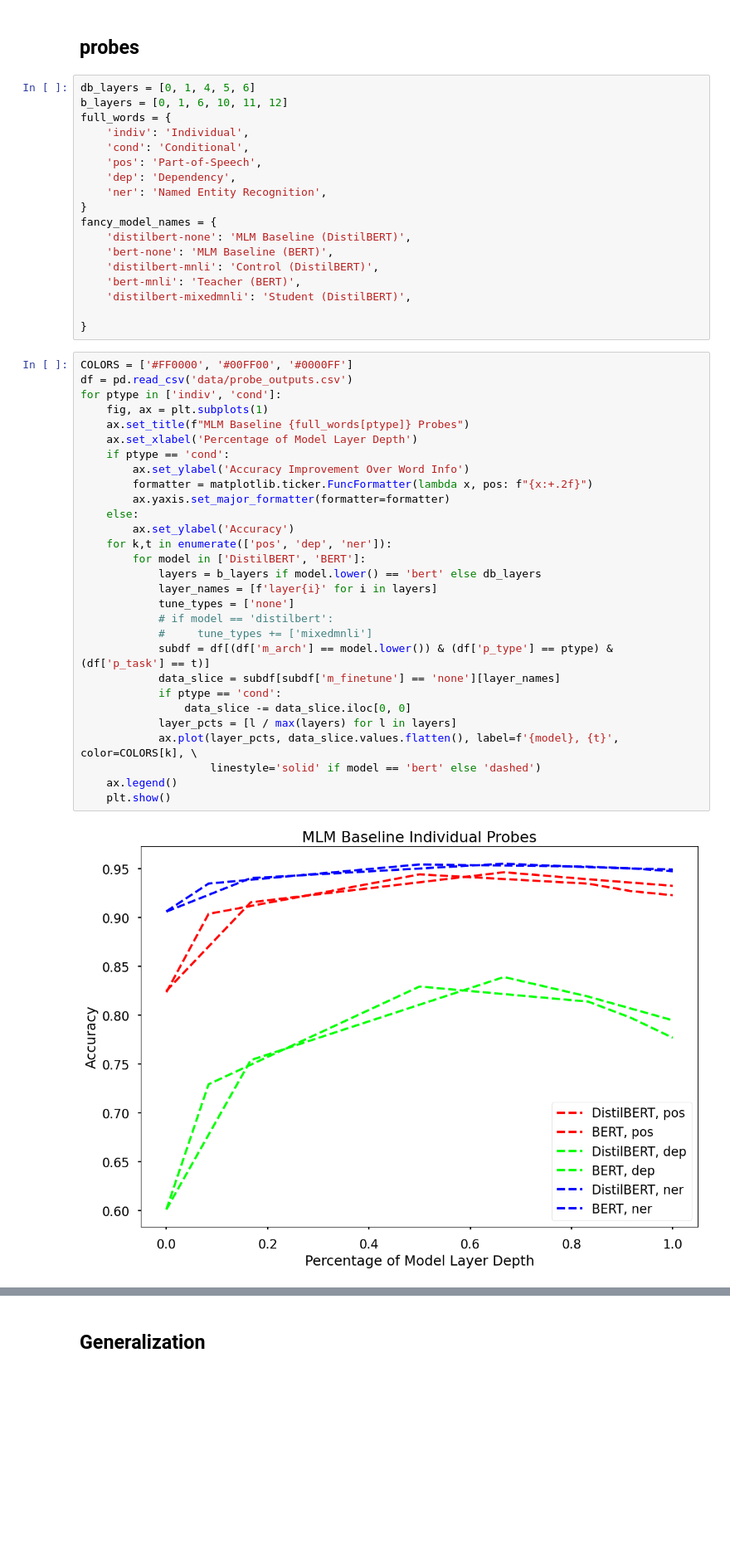
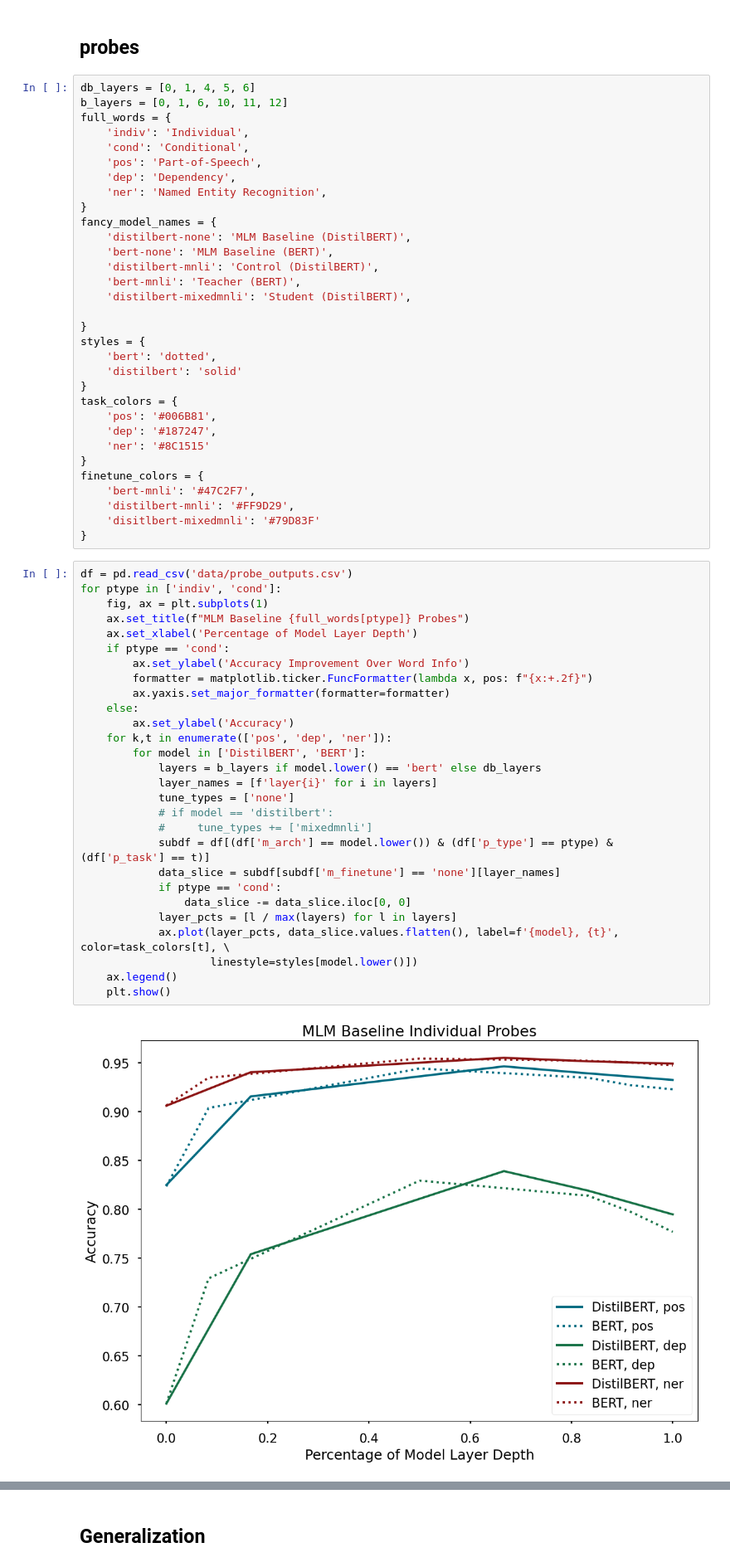
Before and after one commit to zy-f/nlp-distill-probing, a Jupyter notebook: visualization.ipynb, the cells around one changed output, grey strips where cells are left out. Shown at 83% size. Saved outputs shown, nothing was run; the diff lists cells and outputs as text; blank space fills up the shorter version.

Commit message:
updated visualization colors

```diff
--- a/visualization.ipynb
+++ b/visualization.ipynb
@@ -25,34 +25,47 @@ fancy_model_names = {
     'distilbert-mixedmnli': 'Student (DistilBERT)',
 
 }
+styles = {
+    'bert': 'dotted',
+    'distilbert': 'solid'
+}
+task_colors = {
+    'pos': '#006B81',
+    'dep': '#187247',
+    'ner': '#8C1515'
+}
+finetune_colors = {
+    'bert-mnli': '#47C2F7',
+    'distilbert-mnli': '#FF9D29',
+    'disitlbert-mixedmnli': '#79D83F'
+}
 # %%
-COLORS = ['#FF0000', '#00FF00', '#0000FF']
 df = pd.read_csv('data/probe_outputs.csv')
 for ptype in ['indiv', 'cond']:
     fig, ax = plt.subplots(1)
     ax.set_title(f"MLM Baseline {full_words[ptype]} Probes")
     ax.set_xlabel('Percentage of Model Layer Depth')
     if ptype == 'cond':
         ax.set_ylabel('Accuracy Improvement Over Word Info')
         formatter = matplotlib.ticker.FuncFormatter(lambda x, pos: f"{x:+.2f}")
         ax.yaxis.set_major_formatter(formatter=formatter)
     else:
         ax.set_ylabel('Accuracy')
     for k,t in enumerate(['pos', 'dep', 'ner']):
         for model in ['DistilBERT', 'BERT']:
             layers = b_layers if model.lower() == 'bert' else db_layers
             layer_names = [f'layer{i}' for i in layers]
             tune_types = ['none']
             # if model == 'distilbert':
             #     tune_types += ['mixedmnli']
             subdf = df[(df['m_arch'] == model.lower()) & (df['p_type'] == ptype) & (df['p_task'] == t)]
             data_slice = subdf[subdf['m_finetune'] == 'none'][layer_names]
             if ptype == 'cond':
                 data_slice -= data_slice.iloc[0, 0]
             layer_pcts = [l / max(layers) for l in layers]
-            ax.plot(layer_pcts, data_slice.values.flatten(), label=f'{model}, {t}', color=COLORS[k], \
-                    linestyle='solid' if model == 'bert' else 'dashed')
+            ax.plot(layer_pcts, data_slice.values.flatten(), label=f'{model}, {t}', color=task_colors[t], \
+                    linestyle=styles[model.lower()])
     ax.legend()
     plt.show()
 # %% [output]
-[figure, old version]
+[figure, new version]
```
Also changed, not shown: parts of 3 cells of this notebook.
